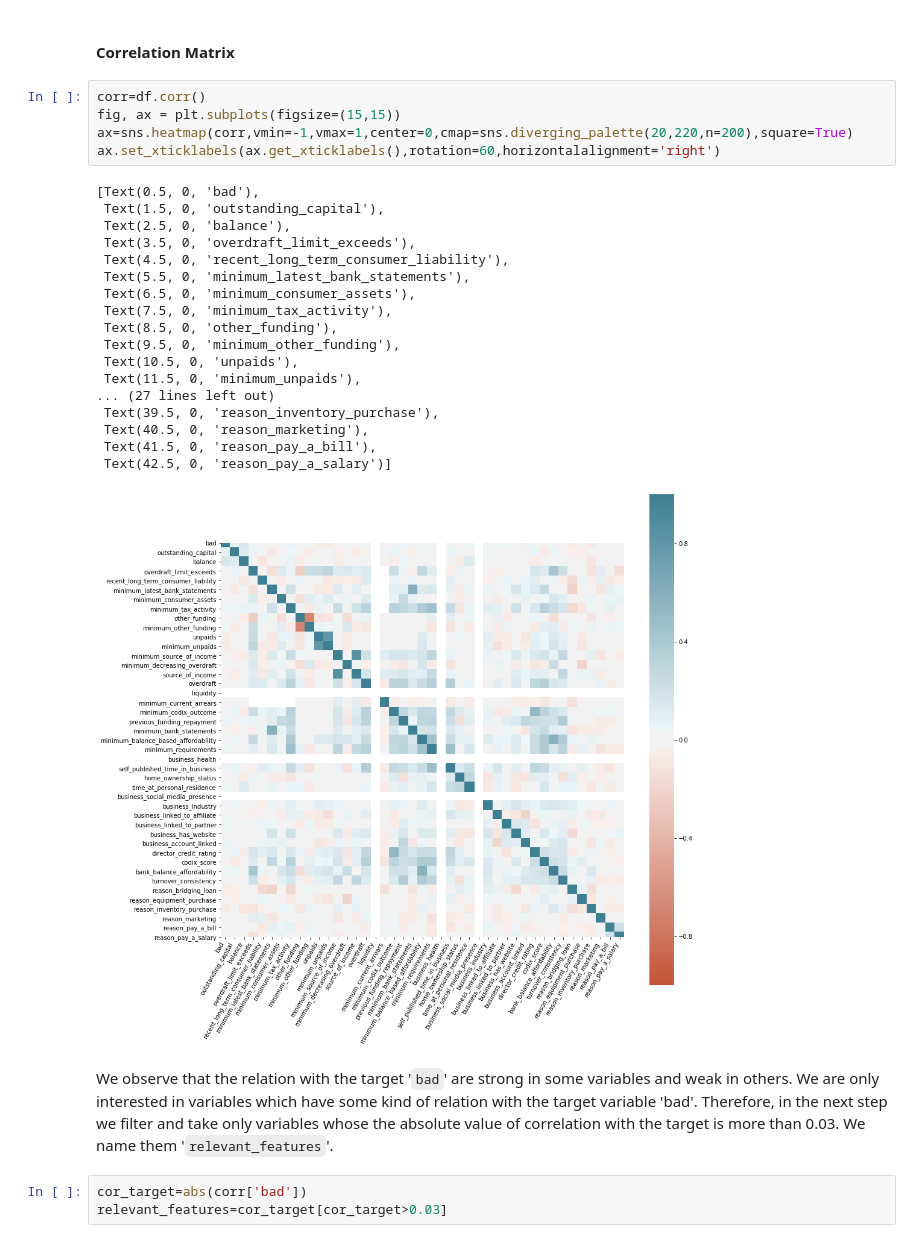
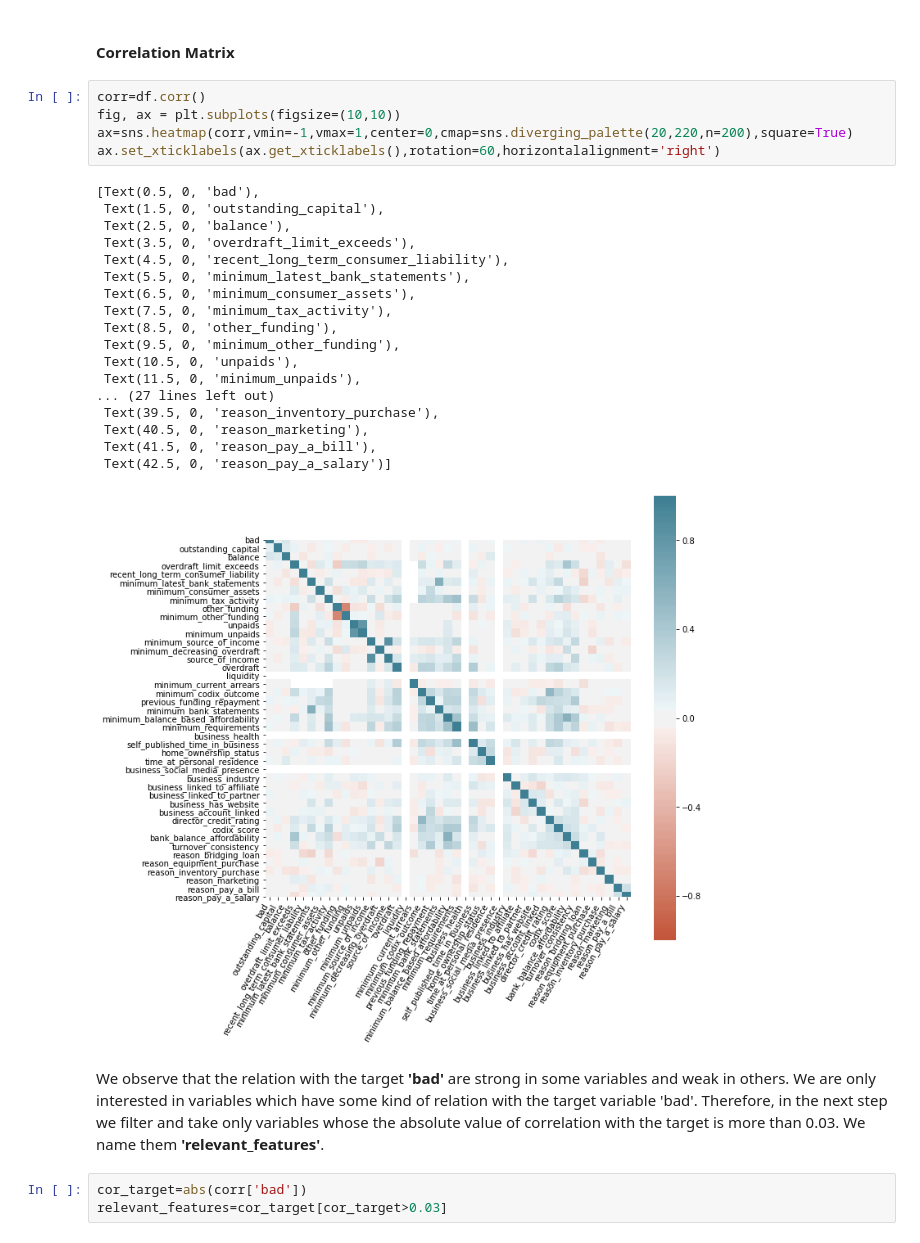
Before and after one commit to vnguye12/vy_capstone1, a Jupyter notebook: Capstone1.ipynb, the cells around one changed output. Cells and saved outputs as stored; diff of their text form.

```diff
--- a/Capstone1.ipynb
+++ b/Capstone1.ipynb
@@ -222,30 +231,30 @@ Out of 45 columns in `df`, '`bad`' is target variable and 44 others are independ
 #### Correlation Matrix
 # %%
 corr=df.corr()
-fig, ax = plt.subplots(figsize=(15,15))
+fig, ax = plt.subplots(figsize=(10,10))
 ax=sns.heatmap(corr,vmin=-1,vmax=1,center=0,cmap=sns.diverging_palette(20,220,n=200),square=True)
 ax.set_xticklabels(ax.get_xticklabels(),rotation=60,horizontalalignment='right')
 # %% [output]
 [Text(0.5, 0, 'bad'),
  Text(1.5, 0, 'outstanding_capital'),
  Text(2.5, 0, 'balance'),
  Text(3.5, 0, 'overdraft_limit_exceeds'),
  Text(4.5, 0, 'recent_long_term_consumer_liability'),
  Text(5.5, 0, 'minimum_latest_bank_statements'),
  Text(6.5, 0, 'minimum_consumer_assets'),
  Text(7.5, 0, 'minimum_tax_activity'),
  Text(8.5, 0, 'other_funding'),
  Text(9.5, 0, 'minimum_other_funding'),
  Text(10.5, 0, 'unpaids'),
  Text(11.5, 0, 'minimum_unpaids'),
 ... (27 lines left out)
  Text(39.5, 0, 'reason_inventory_purchase'),
  Text(40.5, 0, 'reason_marketing'),
  Text(41.5, 0, 'reason_pay_a_bill'),
  Text(42.5, 0, 'reason_pay_a_salary')]
-[figure, old version]
+[figure, new version]
 # %% [markdown]
- We observe that the relation with the target '`bad`' are strong in some variables and weak in others. We are only interested in variables which have some kind of relation with the target variable 'bad'. Therefore, in the next step we filter and take only variables whose the absolute value of correlation with the target is more than 0.03. We name them '`relevant_features`'.
+ We observe that the relation with the target **'bad'** are strong in some variables and weak in others. We are only interested in variables which have some kind of relation with the target variable 'bad'. Therefore, in the next step we filter and take only variables whose the absolute value of correlation with the target is more than 0.03. We name them **'relevant_features'**.
 # %%
 cor_target=abs(corr['bad'])
 relevant_features=cor_target[cor_target>0.03]
```
Also changed, not shown: parts of 115 cells of this notebook.
